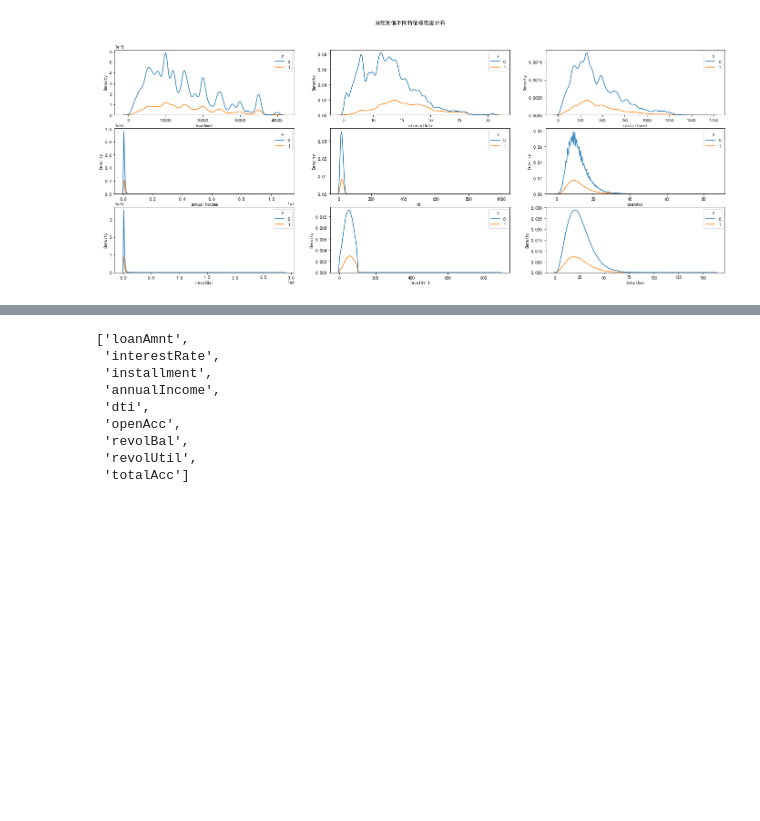
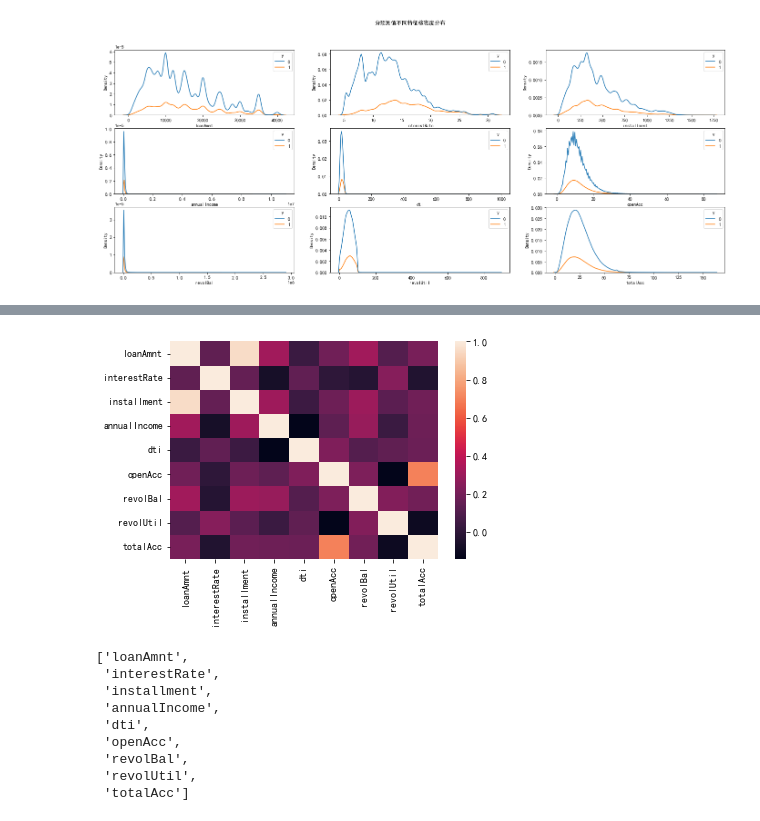
Before and after one commit to jintangz/DataMiner, a Jupyter notebook: Untitled.ipynb, the cells around one changed output, grey strips where cells are left out. Saved outputs shown, nothing was run; the diff lists cells and outputs as text; code cells hidden in the pictures; blank space fills up the shorter version.

```diff
--- a/Untitled.ipynb
+++ b/Untitled.ipynb
@@ -399,3 +474,17 @@ get_kde_by_target(float_features, train_new, Y, 3,3)
+# %%
+#连续变量相关性
+#热度图的作用
+#1.如果某列的存在较多缺失值或者异常值，可以选择保留与此列相关的特征，然后删除此特征
+#2.保留与预测目标变量相关性更高的特征，然后删除与此特征高度相关的特征
+def get_heatmap(data, float_features):
+    corr_matrix = data[float_features].corr()
+    fig = plt.figure()
+    ax = plt.subplot(1, 1, 1)
+    sns.heatmap(corr_matrix, ax = ax)
+    fig.show()
+get_heatmap(train_new, float_features)
+# %% [output]
+[figure, added]
 # %%
 float_features
 # %% [output]
```
Also changed, not shown: parts of 15 cells of this notebook, 1 other file.
